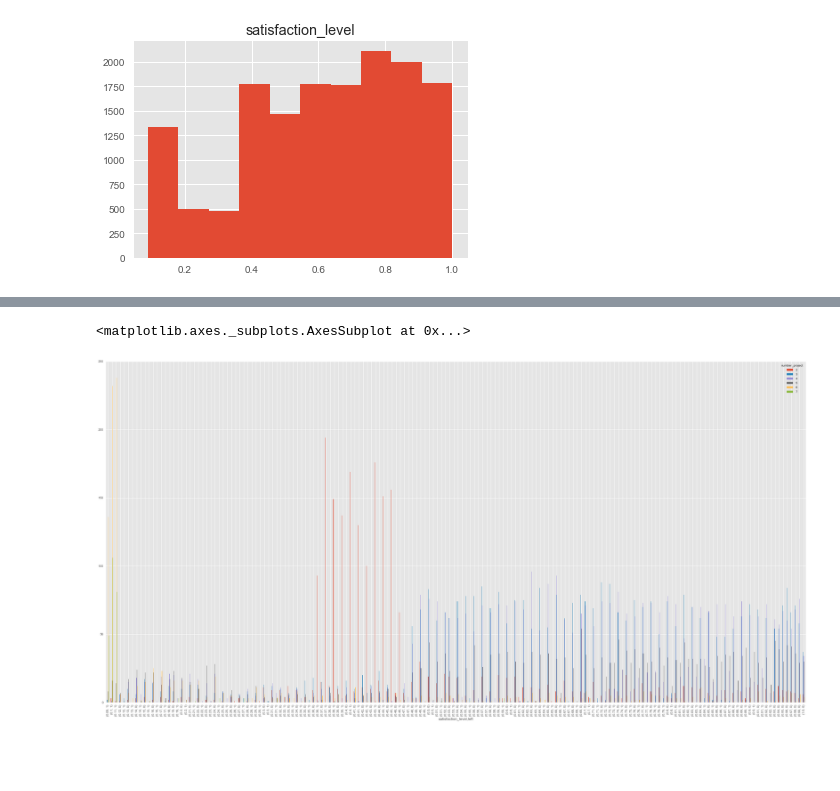
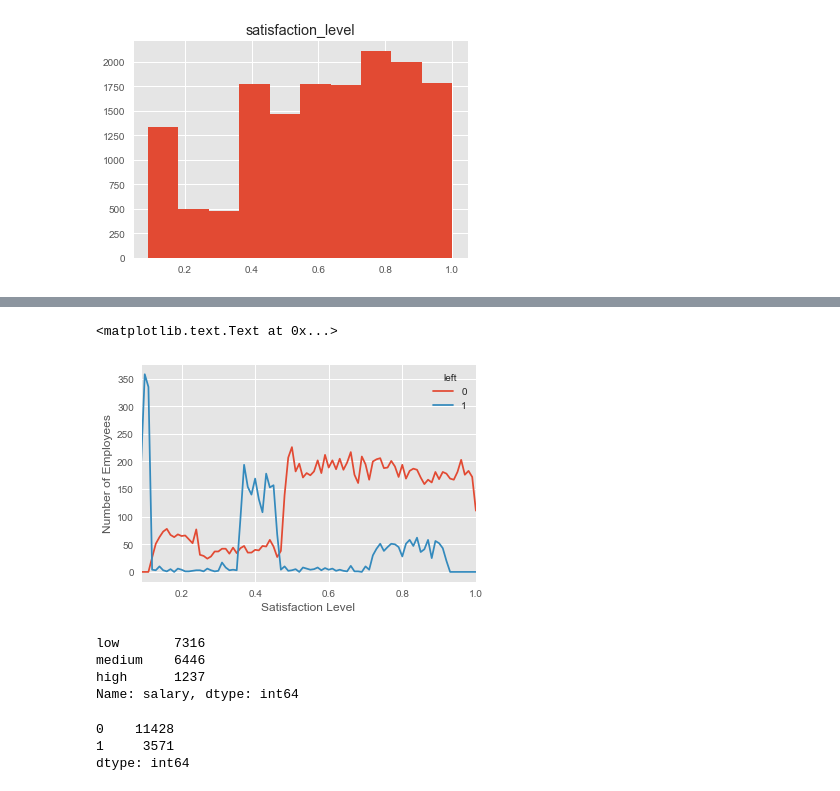
Before and after one commit to jasonchaitea/DS-SF-34, a Jupyter notebook: final-project/2/Final Project 2.ipynb, the cells around one changed output, grey strips where cells are left out. Cells and saved outputs as stored; diff of their text form; code cells hidden in the pictures; blank space fills up the shorter version.

```diff
--- a/final-project/2/Final Project 2.ipynb
+++ b/final-project/2/Final Project 2.ipynb
@@ -168,5 +167,7 @@ ct2.mean().plot()
-# %%
-ct2.plot(kind='bar', figsize=(40,20))
-# %% [output]
-<matplotlib.axes._subplots.AxesSubplot at 0x...>
-[figure, removed]
+# %%
+ax = ct.plot()
+ax.set_ylabel("Number of Employees")
+ax.set_xlabel("Satisfaction Level")
+# %% [output]
+<matplotlib.text.Text at 0x...>
+[figure, added]
@@ -172,0 +179,7 @@ ct2.plot(kind='bar', figsize=(40,20))
+# %%
+c.value_counts()
+# %% [output]
+low       7316
+medium    6446
+high      1237
+Name: salary, dtype: int64
@@ -172,0 +188,6 @@ ct2.plot(kind='bar', figsize=(40,20))
+# %%
+cs.sum()
+# %% [output]
+0    11428
+1     3571
+dtype: int64
```
Also changed, not shown: parts of 11 cells of this notebook, 2 other files.
